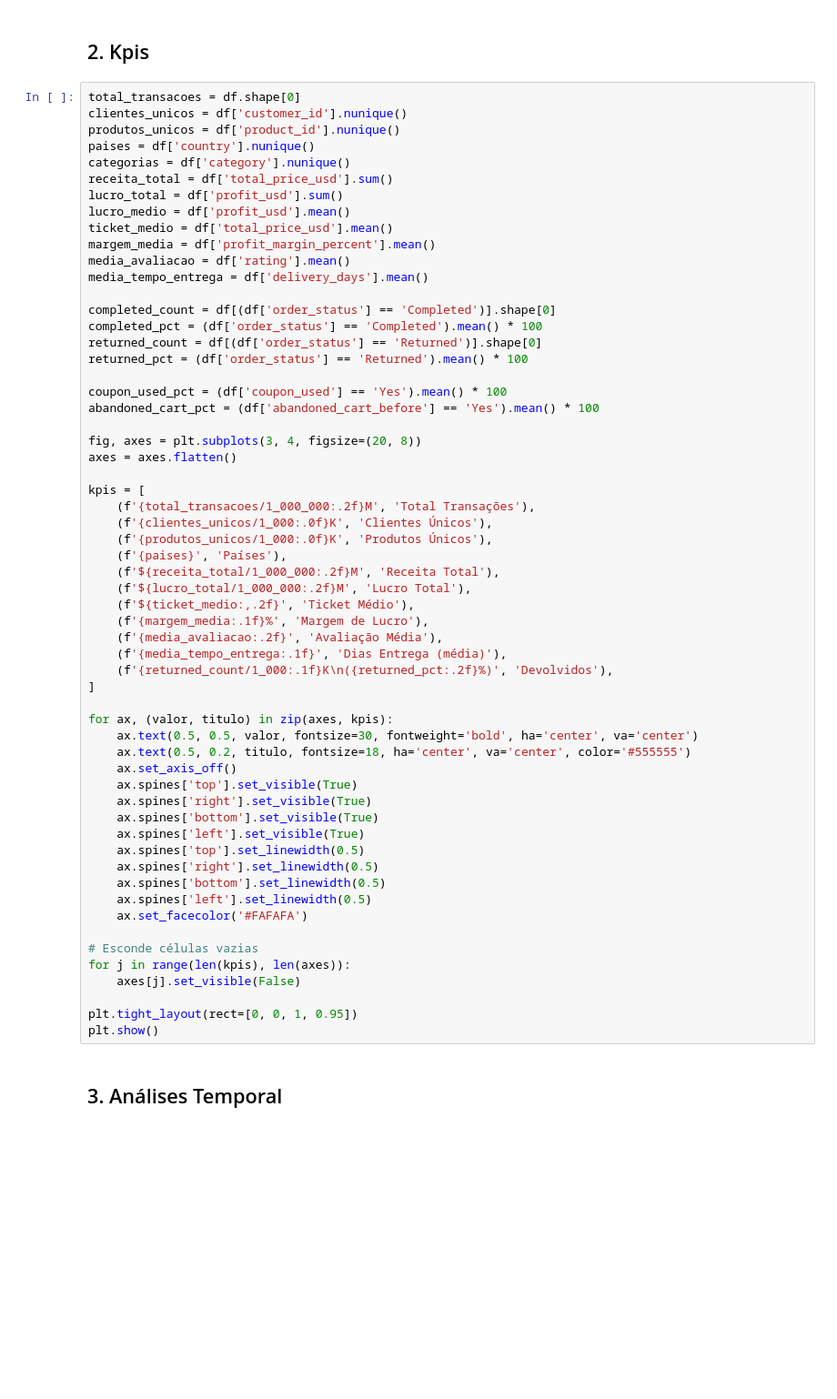
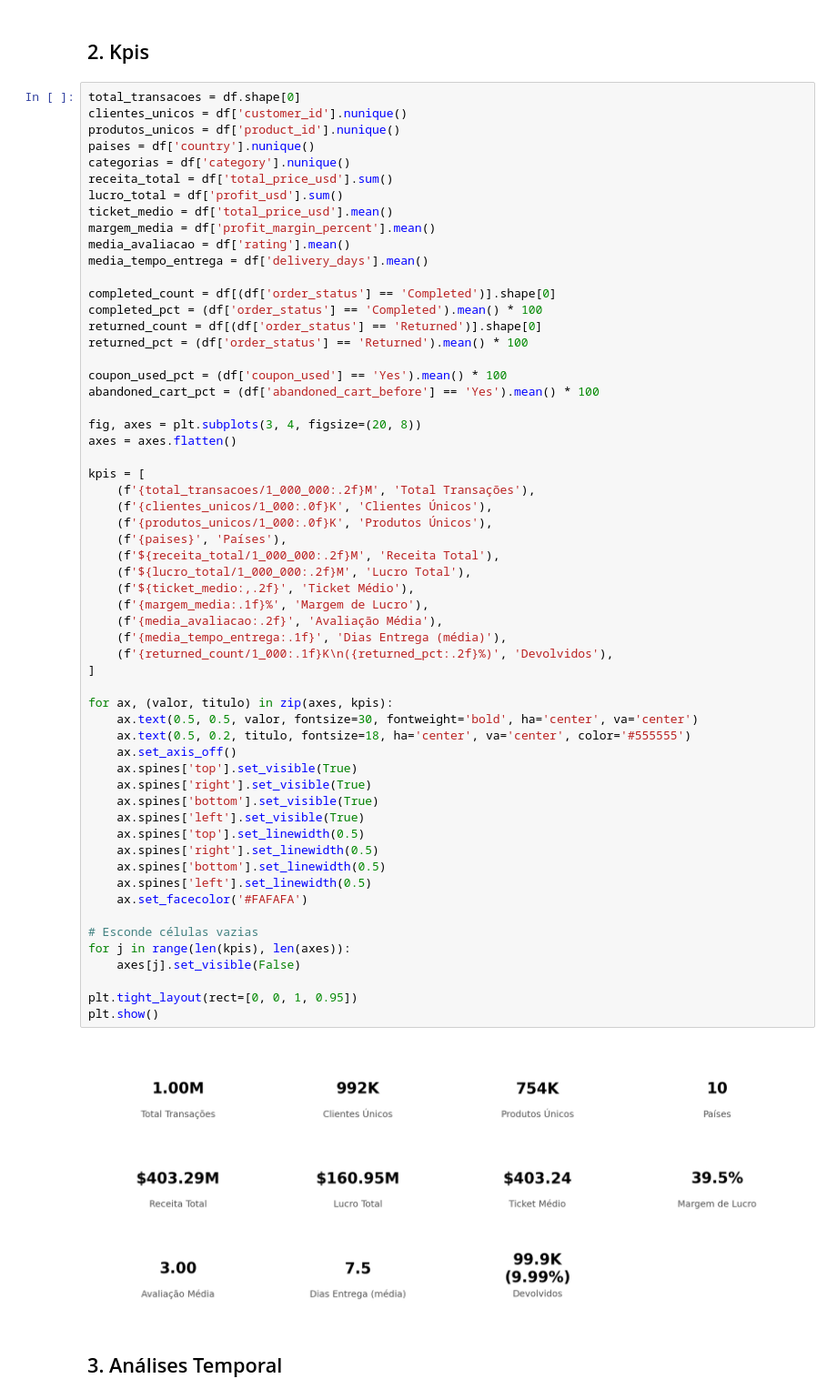
Before and after one commit to victorxavier01/EDA, a Jupyter notebook: 03-ecommerce-1m/eda_ecommerce_1m.ipynb, the cells around one changed output. Shown at 91% size. Drawn from its saved outputs; the diff is of its cells as text; blank space fills up the shorter version.

```diff
--- a/03-ecommerce-1m/eda_ecommerce_1m.ipynb
+++ b/03-ecommerce-1m/eda_ecommerce_1m.ipynb
@@ -109,7 +131,6 @@ paises = df['country'].nunique()
 categorias = df['category'].nunique()
 receita_total = df['total_price_usd'].sum()
 lucro_total = df['profit_usd'].sum()
-lucro_medio = df['profit_usd'].mean()
 ticket_medio = df['total_price_usd'].mean()
 margem_media = df['profit_margin_percent'].mean()
 media_avaliacao = df['rating'].mean()
@@ -133,33 +154,35 @@ kpis = [
     (f'{paises}', 'Países'),
     (f'${receita_total/1_000_000:.2f}M', 'Receita Total'),
     (f'${lucro_total/1_000_000:.2f}M', 'Lucro Total'),
     (f'${ticket_medio:,.2f}', 'Ticket Médio'),
     (f'{margem_media:.1f}%', 'Margem de Lucro'),
     (f'{media_avaliacao:.2f}', 'Avaliação Média'),
     (f'{media_tempo_entrega:.1f}', 'Dias Entrega (média)'),
     (f'{returned_count/1_000:.1f}K\n({returned_pct:.2f}%)', 'Devolvidos'),
 ]
 
 for ax, (valor, titulo) in zip(axes, kpis):
     ax.text(0.5, 0.5, valor, fontsize=30, fontweight='bold', ha='center', va='center')
     ax.text(0.5, 0.2, titulo, fontsize=18, ha='center', va='center', color='#555555')
     ax.set_axis_off()
     ax.spines['top'].set_visible(True)
     ax.spines['right'].set_visible(True)
     ax.spines['bottom'].set_visible(True)
     ax.spines['left'].set_visible(True)
     ax.spines['top'].set_linewidth(0.5)
     ax.spines['right'].set_linewidth(0.5)
     ax.spines['bottom'].set_linewidth(0.5)
     ax.spines['left'].set_linewidth(0.5)
     ax.set_facecolor('#FAFAFA')
 
 # Esconde células vazias
 for j in range(len(kpis), len(axes)):
     axes[j].set_visible(False)
 
 plt.tight_layout(rect=[0, 0, 1, 0.95])
 plt.show()
+# %% [output]
+[figure, added]
 # %% [markdown]
 <div id="temporal"></div>
 
```
Also changed, not shown: parts of 5 cells of this notebook.
